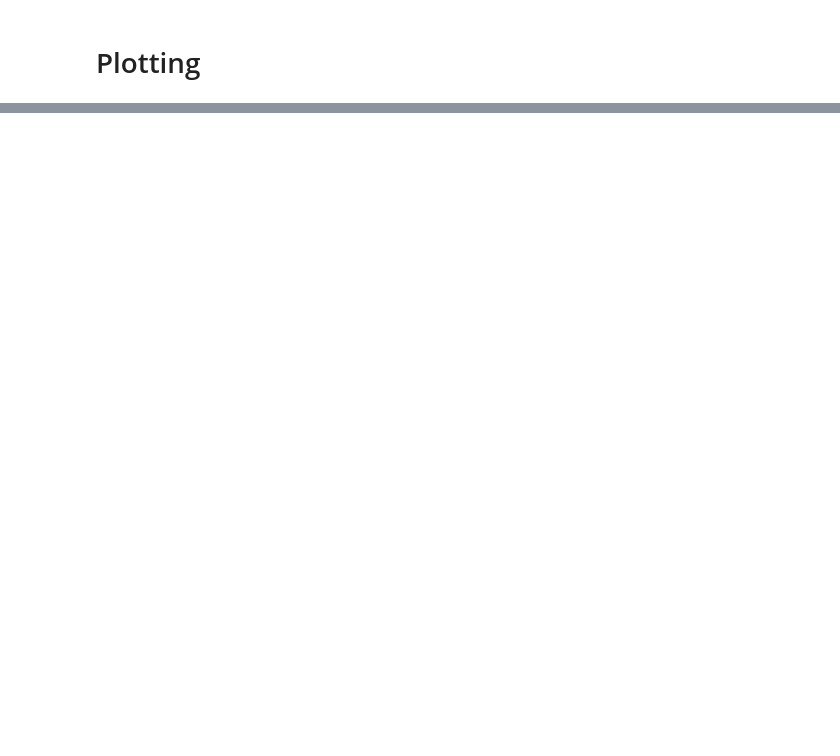
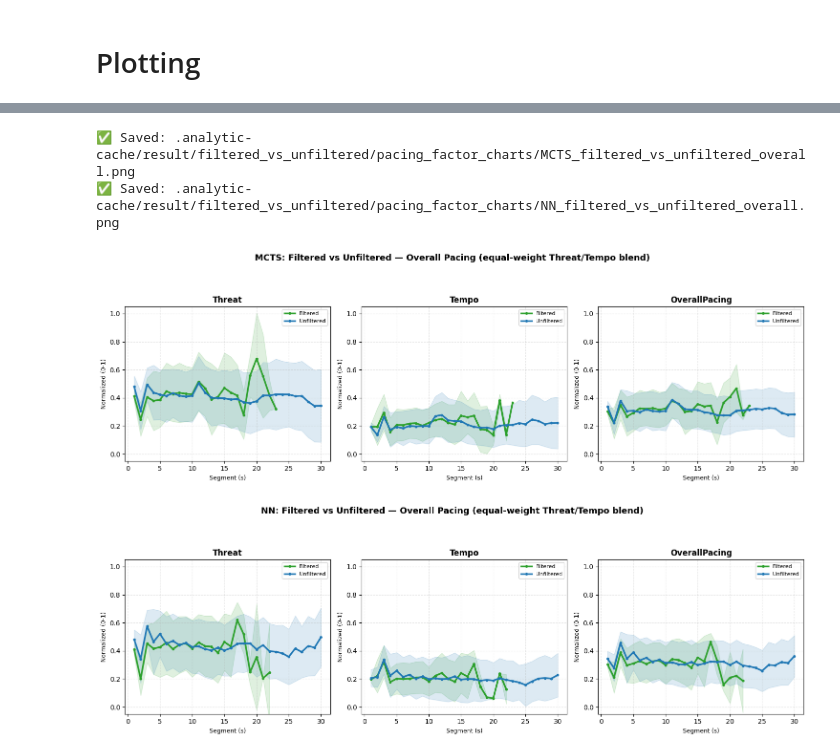
Before and after one commit to ardiawanbagusharisa/sumobot-analytic, a Jupyter notebook: analysi.pacing.ipynb, the cells around one changed output, grey strips where cells are left out. Cells and saved outputs as stored; diff of their text form; code cells hidden in the pictures; blank space fills up the shorter version.

Commit message:
fix: rescale filtered pacing factor comparisons

```diff
--- a/analysi.pacing.ipynb
+++ b/analysi.pacing.ipynb
@@ -195,0 +278,19 @@ pacing_pdf_path = build_pacing_charts_pdf(
+# %%
+frames = []
+for filtered_bot, unfiltered_bot in bot_pairs:
+    filtered_df = load_bot_pacing_factors(
+        comparison_checkpoint_dir, f"filtered_{filtered_bot}", filtered_bot,
+        time_bin_size=pacing_factor_bin_size, group_label="Filtered", canonical_bot=filtered_bot,
+    )
+    if filtered_df is not None:
+        frames.append(filtered_df)
+
+    unfiltered_df = load_bot_pacing_factors(
+        comparison_checkpoint_dir, f"unfiltered_{unfiltered_bot}", unfiltered_bot,
+        time_bin_size=pacing_factor_bin_size, group_label="Unfiltered", canonical_bot=filtered_bot,
+    )
+    if unfiltered_df is not None:
+        frames.append(unfiltered_df)
+
+df_pacing_factor_comparison = pl.concat(frames, how="diagonal_relaxed") if frames else None
+df_pacing_factor_comparison
@@ -195,0 +344,11 @@ pacing_pdf_path = build_pacing_charts_pdf(
+# %%
+from plotting.pacing_filter_comparison import plot_all_overall_pacing_timeseries
+
+figs_overall_pacing = plot_all_overall_pacing_timeseries(
+    df_pacing_factor_comparison, output_dir=comparison_output_dir,
+)
+# %% [output]
+✅ Saved: .analytic-cache/result/filtered_vs_unfiltered/pacing_factor_charts/MCTS_filtered_vs_unfiltered_overall.png
+✅ Saved: .analytic-cache/result/filtered_vs_unfiltered/pacing_factor_charts/NN_filtered_vs_unfiltered_overall.png
+[figure, added]
+[figure, added]
```
Also changed, not shown: parts of 20 cells of this notebook, 2 other files.
